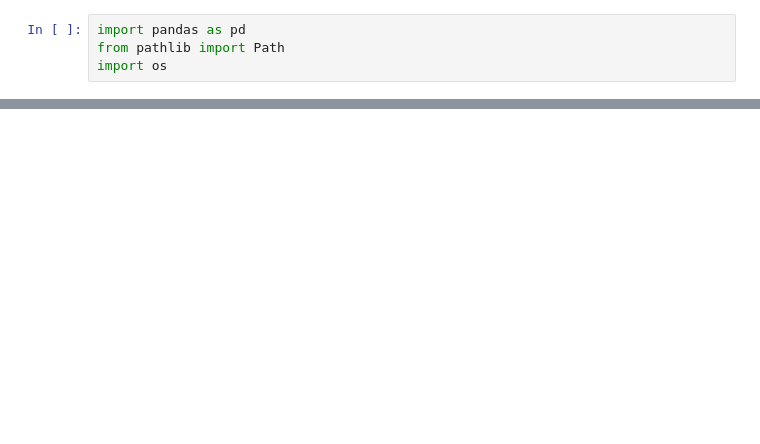
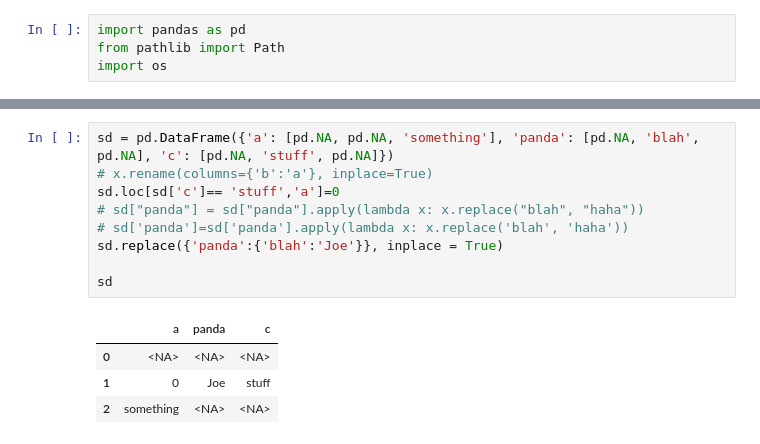
Before and after one commit to mingyeahh/Data-collection-cleaning, a Jupyter notebook: Problem 2.ipynb, the cells around one changed output, grey strips where cells are left out. Drawn from its saved outputs; the diff is of its cells as text; blank space fills up the shorter version.

```diff
--- a/Problem 2.ipynb
+++ b/Problem 2.ipynb
@@ -50,0 +71,14 @@ print(df1)
+# %%
+sd = pd.DataFrame({'a': [pd.NA, pd.NA, 'something'], 'panda': [pd.NA, 'blah', pd.NA], 'c': [pd.NA, 'stuff', pd.NA]})
+# x.rename(columns={'b':'a'}, inplace=True)
+sd.loc[sd['c']== 'stuff','a']=0
+# sd["panda"] = sd["panda"].apply(lambda x: x.replace("blah", "haha"))
+# sd['panda']=sd['panda'].apply(lambda x: x.replace('blah', 'haha'))
+sd.replace({'panda':{'blah':'Joe'}}, inplace = True)
+
+sd
+# %% [output]
+|  | a | panda | c |
+| 0 | <NA> | <NA> | <NA> |
+| 1 | 0 | Joe | stuff |
+| 2 | something | <NA> | <NA> |
```
Also changed, not shown: parts of 56 cells of this notebook, 5 other files.
